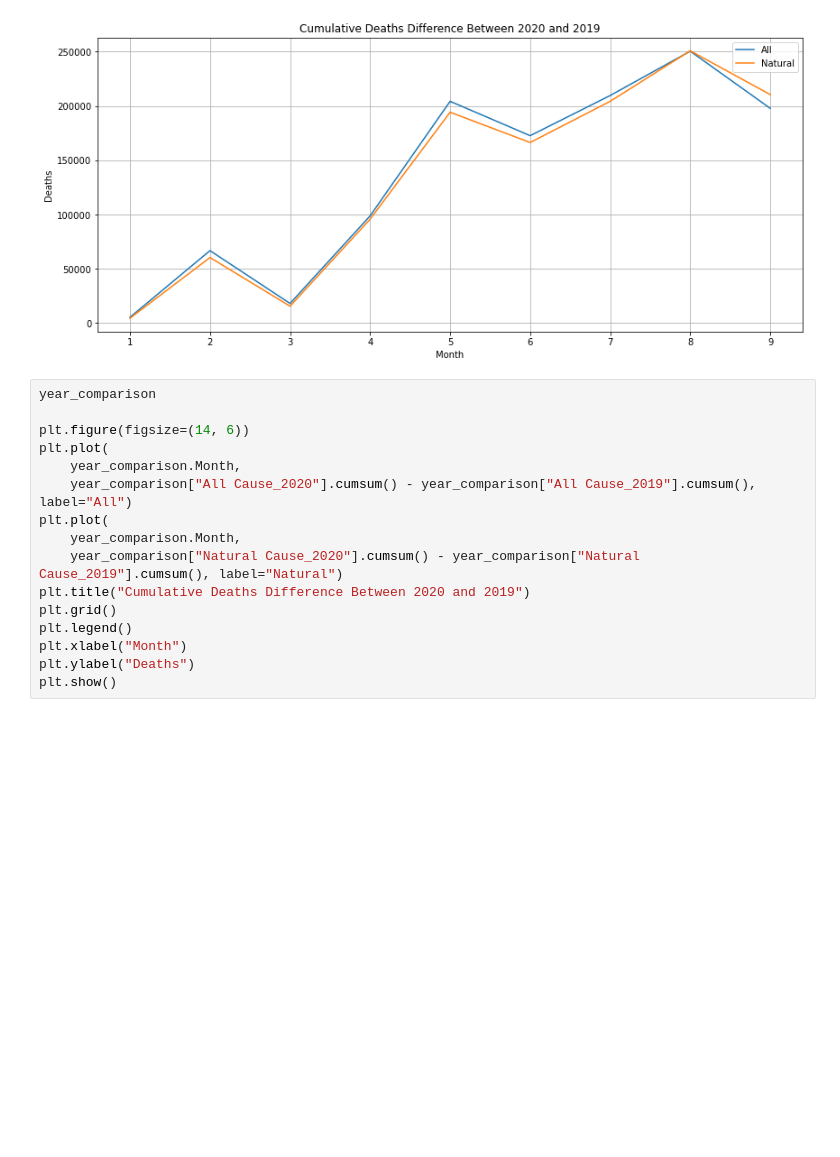
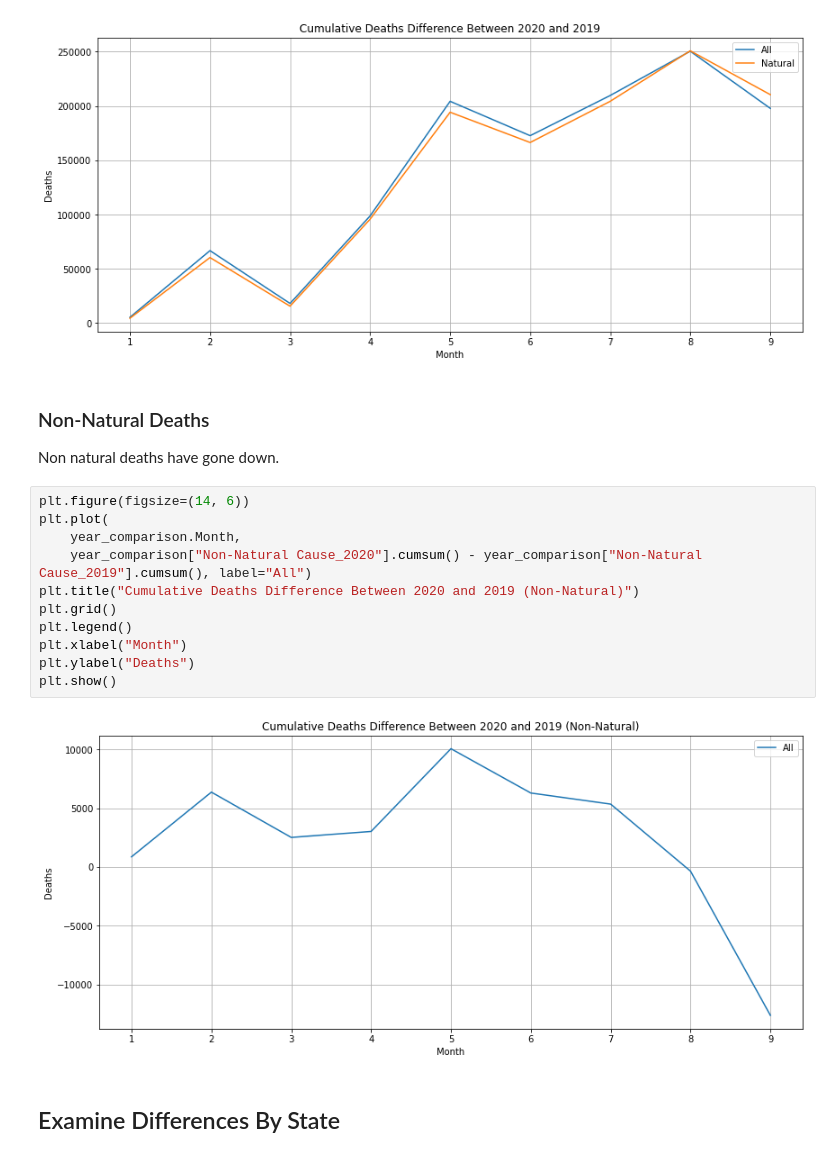
Before and after one commit to castle8080/castle_analysis, a Jupyter notebook: us_deaths/NaturalCauseDeaths.ipynb, the cells around one changed output. Drawn from its saved outputs; the diff is of its cells as text; blank space fills up the shorter version.

```diff
--- a/us_deaths/NaturalCauseDeaths.ipynb
+++ b/us_deaths/NaturalCauseDeaths.ipynb
@@ -82,19 +82,22 @@ plt.ylabel("Deaths")
 plt.show()
 # %% [output]
 [figure]
+# %% [markdown]
+### Non-Natural Deaths
+
+Non natural deaths have gone down.
 # %%
-year_comparison
-
 plt.figure(figsize=(14, 6))
 plt.plot(
     year_comparison.Month,
-    year_comparison["All Cause_2020"].cumsum() - year_comparison["All Cause_2019"].cumsum(), label="All")
-plt.plot(
-    year_comparison.Month,
-    year_comparison["Natural Cause_2020"].cumsum() - year_comparison["Natural Cause_2019"].cumsum(), label="Natural")
-plt.title("Cumulative Deaths Difference Between 2020 and 2019")
+    year_comparison["Non-Natural Cause_2020"].cumsum() - year_comparison["Non-Natural Cause_2019"].cumsum(), label="All")
+plt.title("Cumulative Deaths Difference Between 2020 and 2019 (Non-Natural)")
 plt.grid()
 plt.legend()
 plt.xlabel("Month")
 plt.ylabel("Deaths")
 plt.show()
+# %% [output]
+[figure, added]
+# %% [markdown]
+## Examine Differences By State
```
Also changed, not shown: parts of 4 cells of this notebook.
